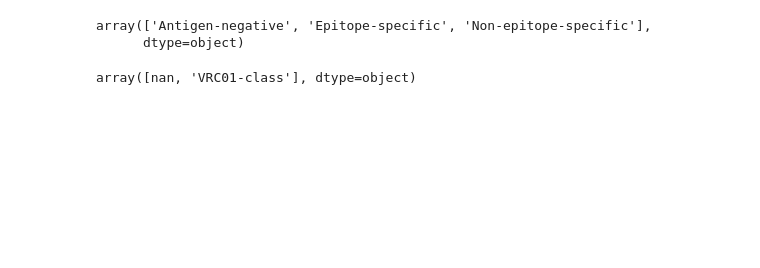
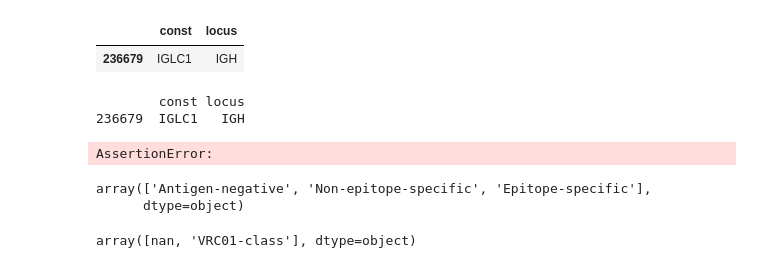
Before and after one commit to beatrixh/sdmc_adhoc, a Jupyter notebook: processing_scripts/HVTN807/McElrath_BCR/0428_upload/03_807_BCR_checks.ipynb, the cells around one changed output. Drawn from its saved outputs; the diff is of its cells as text; code cells hidden in the pictures; blank space fills up the shorter version.

```diff
--- a/processing_scripts/HVTN807/McElrath_BCR/0417_upload/03_807_BCR_checks.ipynb
+++ b/processing_scripts/HVTN807/McElrath_BCR/0428_upload/03_807_BCR_checks.ipynb
@@ -15,12 +24,12 @@ raw = pd.read_csv(raw_path, sep="\t")
 # %%
-savedir = '/networks/vtn/lab/SDMC_labscience/studies/HVTN/HVTN807/assays/BCR_sequencing/misc_files/data_processing/'
+savedir = '/networks/vtn/lab/SDMC_labscience/studies/HVTN/HVTN807/assays/BCR_sequencing/misc_files/data_processing/2026_05_21/'
 # os.listdir(savedir)
 # %%
 long = pd.read_csv(
-    savedir + "HVTN807_BCR_sequencing_regenerated_AIRR_long_processed_2026-04-30.txt",
+    savedir + "HVTN807_BCR_sequencing_regenerated_AIRR_long_processed_2026-05-21.txt",
     sep='\t'
 )
 wide = pd.read_csv(
-    savedir + 'HVTN807_BCR_sequencing_regenerated_AIRR_wide_processed_2026-04-30.txt',
+    savedir + 'HVTN807_BCR_sequencing_regenerated_AIRR_wide_processed_2026-05-21.txt',
     sep='\t'
 )
@@ -34 +36,4 @@ wide = pd.read_csv(
+# %%
+long.guspec_core = long.guspec_core.str.replace("\t","")
+wide.guspec_core = wide.guspec_core.str.replace("\t","")
 # %%
@@ -226,7 +201,20 @@ for col in ['v2apex_candidate_type','bg18_candidate_type',]:
 # %%
 assert is_integer_dtype(long.clone_size.astype(int))
+# %%
+long.loc[(long.const.notna()) & (long.const.str[:3] != long.locus),['const','locus']]
+# %% [output]
+|  | const | locus |
+| 236679 | IGLC1 | IGH |
 # %%
-assert len(long.loc[(long.const.notna()) & (long.const.str[:3] != long.locus),['const','locus']]) == 0
+try:
+    assert len(long.loc[(long.const.notna()) & (long.const.str[:3] != long.locus),['const','locus']]) == 0
+except:
+    print(long.loc[(long.const.notna()) & (long.const.str[:3] != long.locus),['const','locus']])
+    assert len(long.loc[(long.const.notna()) & (long.const.str[:3] != long.locus),['const','locus']]) == 0
+# %% [output]
+        const locus
+236679  IGLC1   IGH
+AssertionError:
 # %%
 assert (100 - long.v_identity - long.v_mutation_pct).abs().max() < 1e-14
 # %%
@@ -236,7 +224,7 @@ assert long.cdr3_aa_length.min() >= 0
 # these look acceptable
 long.epitope_specificity.unique()
 # %% [output]
-array(['Antigen-negative', 'Epitope-specific', 'Non-epitope-specific'],
+array(['Antigen-negative', 'Non-epitope-specific', 'Epitope-specific'],
       dtype=object)
 # %%
 # these look acceptable
```
Also changed, not shown: parts of 27 cells of this notebook, 1 other file.
